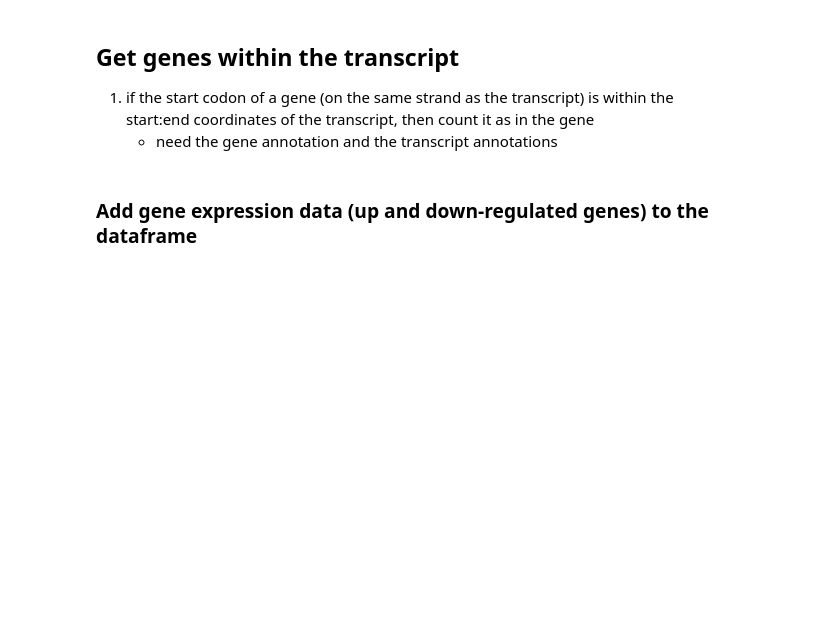
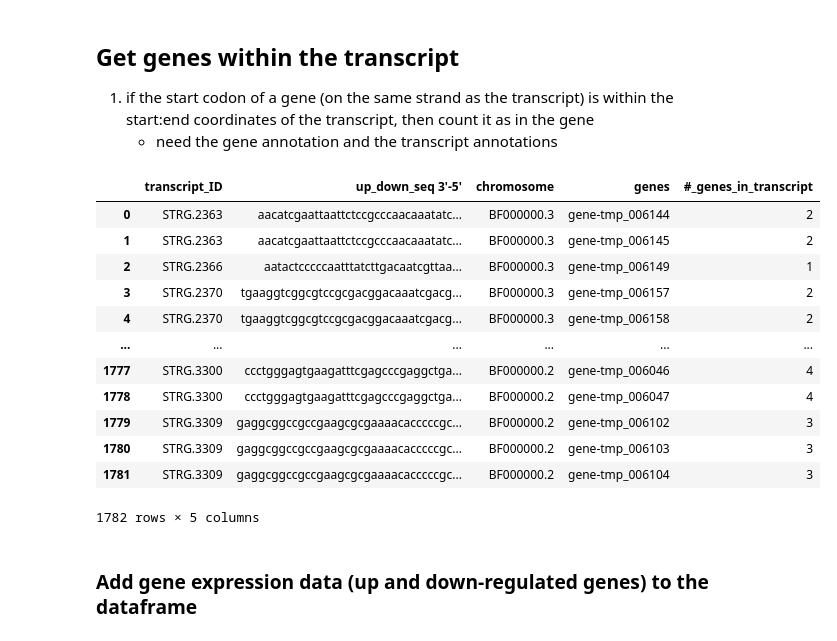
Before and after one commit to JonWinkelman/Eustaquio_epigenetics, a Jupyter notebook: project_1/filter_stringtie_results.ipynb, the cells around one changed output. Cells and saved outputs as stored; diff of their text form; code cells hidden in the pictures; blank space fills up the shorter version.

```diff
--- a/project_1/filter_stringtie_results.ipynb
+++ b/project_1/filter_stringtie_results.ipynb
@@ -147,7 +144,7 @@ tf.write_gff_from_seqobj(filtered_transcript_objs, 'merged_all_filtered_20.gff')
         TSS1    …NNNNNN….    lecA    not regulated
         TSS2    …NNNNNN…        dnaA    upregulated
 # %%
-def get_seqs_around_start(upstream, downstream, fasta_genome, feature_obj_dict):
+def make_seqs_around_start_df(upstream, downstream, fasta_genome, feature_obj_dict):
     """
 
     parameters:
@@ -173,9 +170,15 @@ def get_seqs_around_start(upstream, downstream, fasta_genome, feature_obj_dict):
             contigs[seq_obj_id] = contig
             seqs[seq_obj_id] = tf.get_seq_around_coordinate(fasta_genome_dict,
                                             contig,strand, tss, upstream, downstream)
-    return seqs
+
+    df1 = pd.DataFrame(seqs.values(), seqs.keys())
+    df2 = pd.DataFrame(contigs.values(), contigs.keys())
+    df_seqs= pd.merge(df1,df2,how='inner', left_index=True, right_index=True)
+    df_seqs.columns =["up_down_seq 3'-5'", 'chromosome']
+    df_seqs.index.name = 'transcript_ID'
+    return df_seqs
 
 fasta_concat_genomepath = '../references/concat_references.fa'
-seqs = get_seqs_around_start(100, 50, fasta_concat_genomepath, filtered_transcript_objs)
+df_seqs = make_seqs_around_start_df(100, 50, fasta_concat_genomepath, filtered_transcript_objs)
 # %% [output]
 Could not return all of upstream sequence requested because reached beginning of contig.
@@ -216,29 +207,46 @@ genes_in_transcript=tf.find_genes_in_transcript(path_trans_annots, path_to_gff)
 # %%
-transcpt_list = []
-gene_list = []
-num_genes = []
-df_git =pd.DataFrame(genes_in_transcript.values(), genes_in_transcript.keys())
-for tnscpt, genes in genes_in_transcript.items():
-    if len(genes)>0:
-        for gene in genes:
+def get_genes_in_transcripts_df(path_trans_annots, path_to_gff):
+
+    genes_in_transcript=tf.find_genes_in_transcript(path_trans_annots, path_to_gff)
+    transcpt_list = []
+    gene_list = []
+    num_genes = []
+    df_git =pd.DataFrame(genes_in_transcript.values(), genes_in_transcript.keys())
+    for tnscpt, genes in genes_in_transcript.items():
+        if len(genes)>0:
+            for gene in genes:
+                transcpt_list.append(tnscpt)
+                gene_list.append(gene)
+                num_genes.append(len(genes))
+        else:
             transcpt_list.append(tnscpt)
-            gene_list.append(gene)
-            num_genes.append(len(genes))
-    else:
-        transcpt_list.append(tnscpt)
-        gene_list.append(None)
-        num_genes.append(0)
+            gene_list.append(None)
+            num_genes.append(0)
 
+    df_tran_genes = pd.DataFrame()
+    df_tran_genes['transcript_ID'] = transcpt_list
+    df_tran_genes['genes'] = gene_list
+    df_tran_genes['#_genes_in_transcript'] = num_genes
+    return df_tran_genes
 
-
-df_tran_genes = pd.DataFrame()
-df_tran_genes['transcript_ID'] = transcpt_list
-df_tran_genes['genes'] = gene_list
-df_tran_genes['#_genes_in_transcript'] = num_genes
-df_seqs
+path_trans_annots = './merged_all_filtered_20.gff'
+df_tran_genes = get_genes_in_transcripts_df(path_trans_annots, path_to_gff)
 df_merge = pd.merge(df_seqs,df_tran_genes, how='outer', on='transcript_ID')
 df_merge
-df_merge.to_csv('near_tssSeq.csv')
+# %% [output]
+|  | transcript_ID | up_down_seq 3'-5' | chromosome | genes | #_genes_in_transcript |
+| 0 | STRG.2363 | aacatcgaattaattctccgcccaacaaatatc... | BF000000.3 | gene-tmp_006144 | 2 |
+| 1 | STRG.2363 | aacatcgaattaattctccgcccaacaaatatc... | BF000000.3 | gene-tmp_006145 | 2 |
+| 2 | STRG.2366 | aatactcccccaatttatcttgacaatcgttaa... | BF000000.3 | gene-tmp_006149 | 1 |
+| 3 | STRG.2370 | tgaaggtcggcgtccgcgacggacaaatcgacg... | BF000000.3 | gene-tmp_006157 | 2 |
+| 4 | STRG.2370 | tgaaggtcggcgtccgcgacggacaaatcgacg... | BF000000.3 | gene-tmp_006158 | 2 |
+| ... | ... | ... | ... | ... | ... |
+| 1777 | STRG.3300 | ccctgggagtgaagatttcgagcccgaggctga... | BF000000.2 | gene-tmp_006046 | 4 |
+| 1778 | STRG.3300 | ccctgggagtgaagatttcgagcccgaggctga... | BF000000.2 | gene-tmp_006047 | 4 |
+| 1779 | STRG.3309 | gaggcggccgccgaagcgcgaaaacacccccgc... | BF000000.2 | gene-tmp_006102 | 3 |
+| 1780 | STRG.3309 | gaggcggccgccgaagcgcgaaaacacccccgc... | BF000000.2 | gene-tmp_006103 | 3 |
+| 1781 | STRG.3309 | gaggcggccgccgaagcgcgaaaacacccccgc... | BF000000.2 | gene-tmp_006104 | 3 |
+1782 rows × 5 columns
 # %% [markdown]
 ### Add gene expression data (up and down-regulated genes) to the dataframe
 # %%
```
Also changed, not shown: parts of 9 cells of this notebook, 5 other files.
